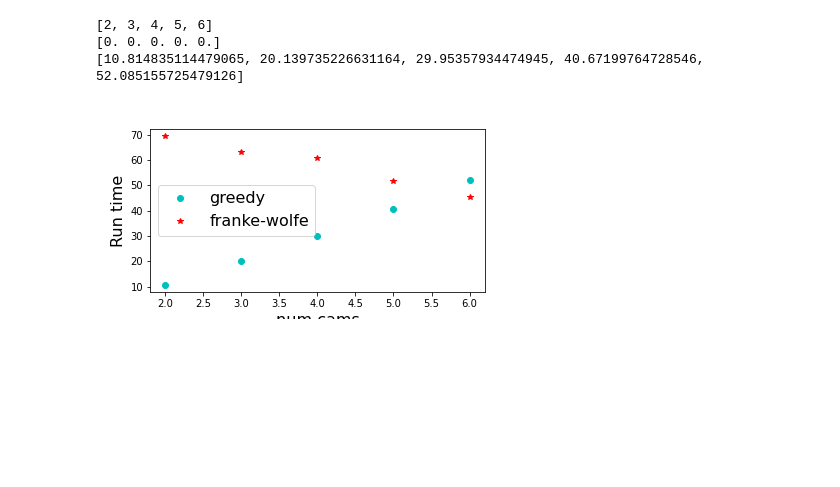
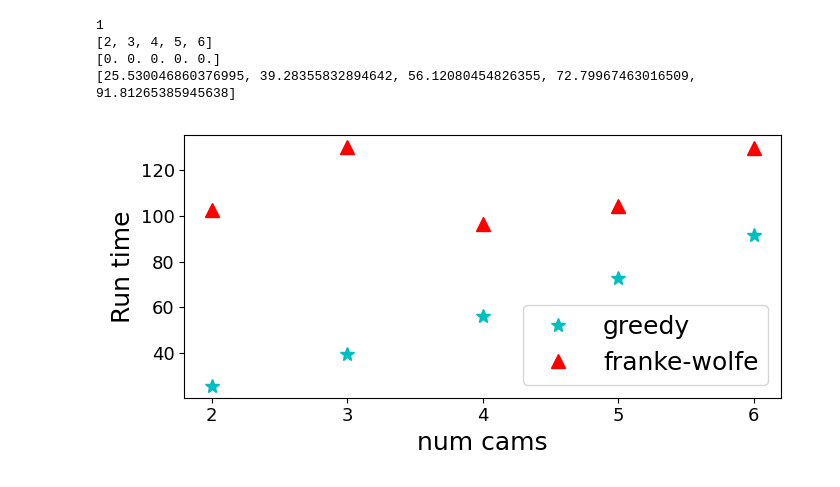
Before and after one commit to PushyamiKaveti/optimal_camera_placement, a Jupyter notebook: result plots.ipynb, the cells around one changed output. Saved outputs shown, nothing was run; the diff lists cells and outputs as text; code cells hidden in the pictures; blank space fills up the shorter version.

```diff
--- a/result plots.ipynb
+++ b/result plots.ipynb
@@ -4,7 +4,7 @@ import numpy as np
 import matplotlib.pyplot as plt
 import os
 # %%
-results_path = "/home/auv/software/Koolaid/GeneralizedCameraToolbox/optimal_camera_placement/latest_optcam_res/forward"
+results_path = "/home/auv/software/optimal_camera_placement/results_forward"
 res_folders = os.listdir(results_path)
 res_folders.sort()
 for i, fol in enumerate(res_folders):
@@ -588,48 +649,46 @@ Text(0, 0.5, 'rmse')
 # %%
 ###### Run Time comparison between greedy and Franke-wolfe methods
-# plt.figure(figsize=(6, 24))
 
-# plt.subplot(5, 1, 1)
-
-# plt.plot(num_cams_list, times_list_circle_g, label="times-greedy")
-# plt.plot(num_cams_list, times_list_circle_fw, label="times-fw")
-
-# plt.legend()
-# plt.title("Circle")
-# plt.xlabel("num cams")
-# plt.ylabel("time")
-f_size=16
+f_size=18
 def plot_times_all(num_cams_list, times_list_g,times_list_fw, num_trajs, traj_names  ):
-    plt.figure(figsize=(6, 3))
+    plt.figure(figsize=(7, 3.5))
     assert( num_trajs == len(traj_names))
     print(num_cams_list)
     avg_times_g = np.zeros(len(num_cams_list))
     avg_times_fw = np.zeros(len(num_cams_list))
     print(avg_times_g)
     for traj in range(num_trajs):
         avg_times_g = avg_times_g + np.array(times_list_g[traj])
         avg_times_fw = avg_times_fw + np.array(times_list_fw[traj])
-    avg_times_g= avg_times_g /num_trajs
-    avg_times_fw= avg_times_fw /num_trajs
+    avg_times_g= avg_times_g /6
+    avg_times_fw= avg_times_fw /6
 
     print(avg_times_g.tolist())
     plt.subplot(num_trajs, 1, traj+1)
-    plt.plot(num_cams_list,avg_times_g.tolist() , 'co', label="greedy")
-    plt.plot(num_cams_list, avg_times_fw.tolist(), 'r*',label="franke-wolfe")
+    plt.plot(num_cams_list,avg_times_g.tolist() , 'c*', label="greedy", markersize=10)
+    plt.plot(num_cams_list, avg_times_fw.tolist(), 'r^',label="franke-wolfe", markersize=10)
 
 
     plt.legend(fontsize=f_size)
     #plt.title(traj_names[traj])
+    plt.ylabel("Run time",fontsize=f_size)
     plt.xlabel("num cams",fontsize=f_size)
-    plt.ylabel("Run time",fontsize=f_size)
 
-plot_times_all(num_cams_list, times_list_g,times_list_fw, num_trajs, ['random']  )
+    xint = []
+    for each in num_cams_list:
+        xint.append(int(each))
+    plt.xticks(xint,fontsize=f_size-5)
+    plt.yticks(fontsize=f_size-5)
+    plt.tight_layout()
+print(num_trajs)
+plot_times_all(num_cams_list, times_list_g,times_list_fw, num_trajs, ['circle']  )
 plt.show()
 # %% [output]
+1
 [2, 3, 4, 5, 6]
 [0. 0. 0. 0. 0.]
-[10.814835114479065, 20.139735226631164, 29.95357934474945, 40.67199764728546, 52.085155725479126]
+[25.530046860376995, 39.28355832894642, 56.12080454826355, 72.79967463016509, 91.81265385945638]
-[figure, old version]
+[figure, new version]
 # %%
 #plot the suboptimality gap between greedy and cvx relxation
 # (unr_score - greedy_score)/greedyscore
```
Also changed, not shown: parts of 5 cells of this notebook, 15 other files.
